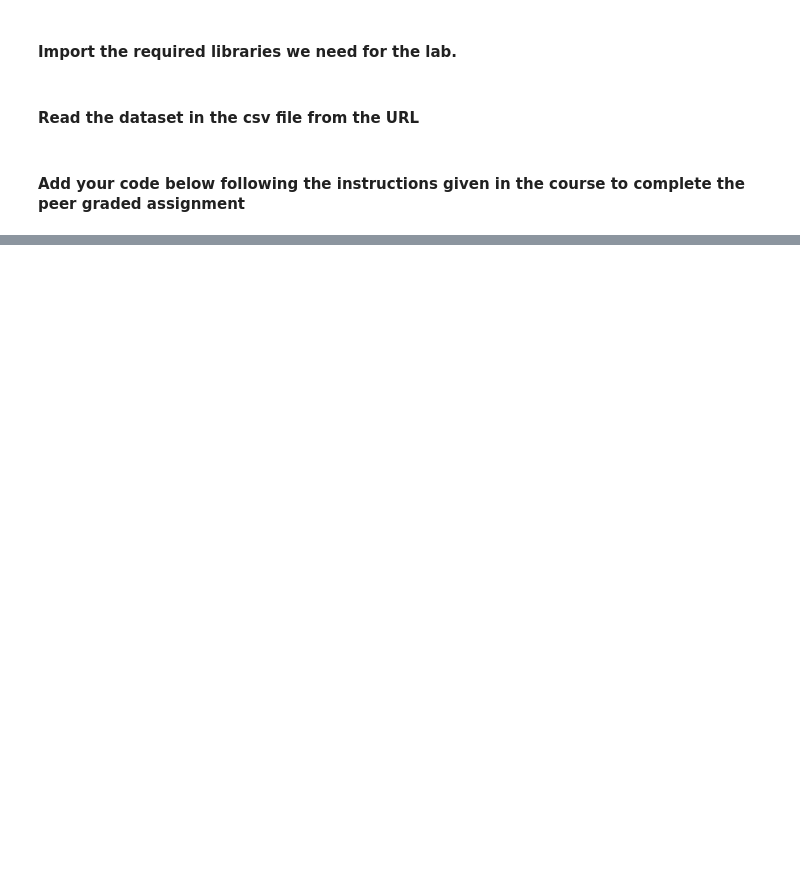
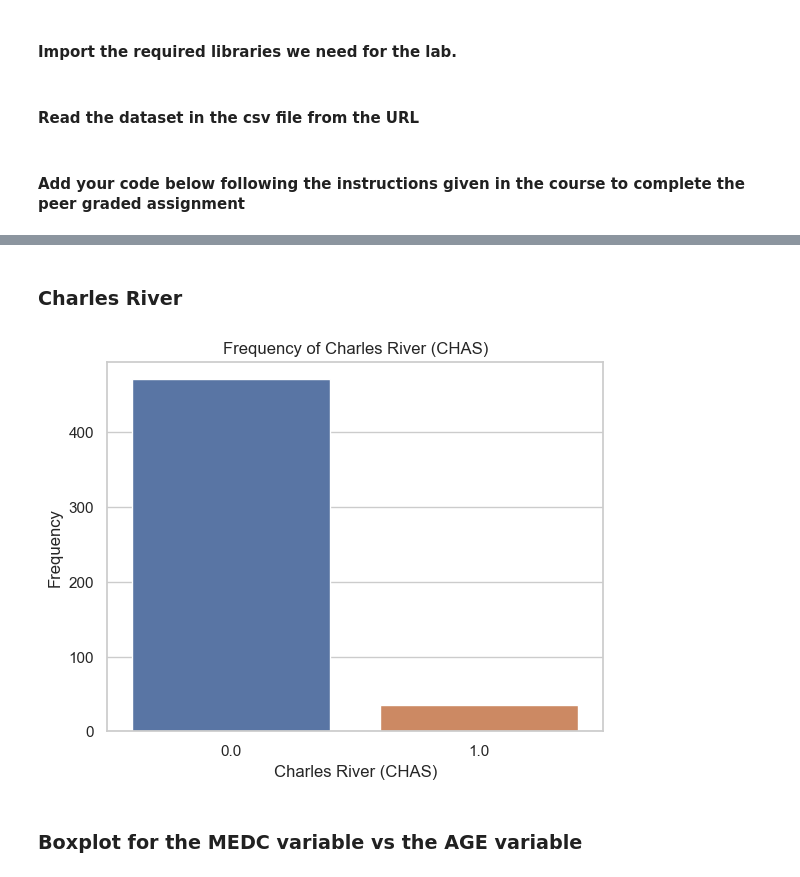
Before and after one commit to tmmendoza29/Coursera, a Jupyter notebook: Python for Data Science/Python Statistics/_Optional__Peer_Graded_Assignment_jupyterlite.ipynb, the cells around one changed output, grey strips where cells are left out. Saved outputs shown, nothing was run; the diff lists cells and outputs as text; code cells hidden in the pictures; blank space fills up the shorter version.

```diff
--- a/Python for Data Science/Python Statistics/_Optional__Peer_Graded_Assignment_jupyterlite.ipynb
+++ b/Python for Data Science/Python Statistics/_Optional__Peer_Graded_Assignment_jupyterlite.ipynb
@@ -66,0 +111,16 @@ memory usage: 55.5 KB
+# %% [markdown]
+### Charles River
+# %%
+plot.ylabel('Frequency')
+plot.title('Frequency of Charles River (CHAS)')
+sns.countplot(x='CHAS', data=boston_df)
+
+plot.xlabel('Charles River (CHAS)')
+plot.ylabel('Frequency')
+plot.title('Frequency of Charles River (CHAS)')
+
+plot.show()
+# %% [output]
+[figure, added]
+# %% [markdown]
+### Boxplot for the MEDC variable vs the AGE variable
```
Also changed, not shown: parts of 24 cells of this notebook, 1 other file.
